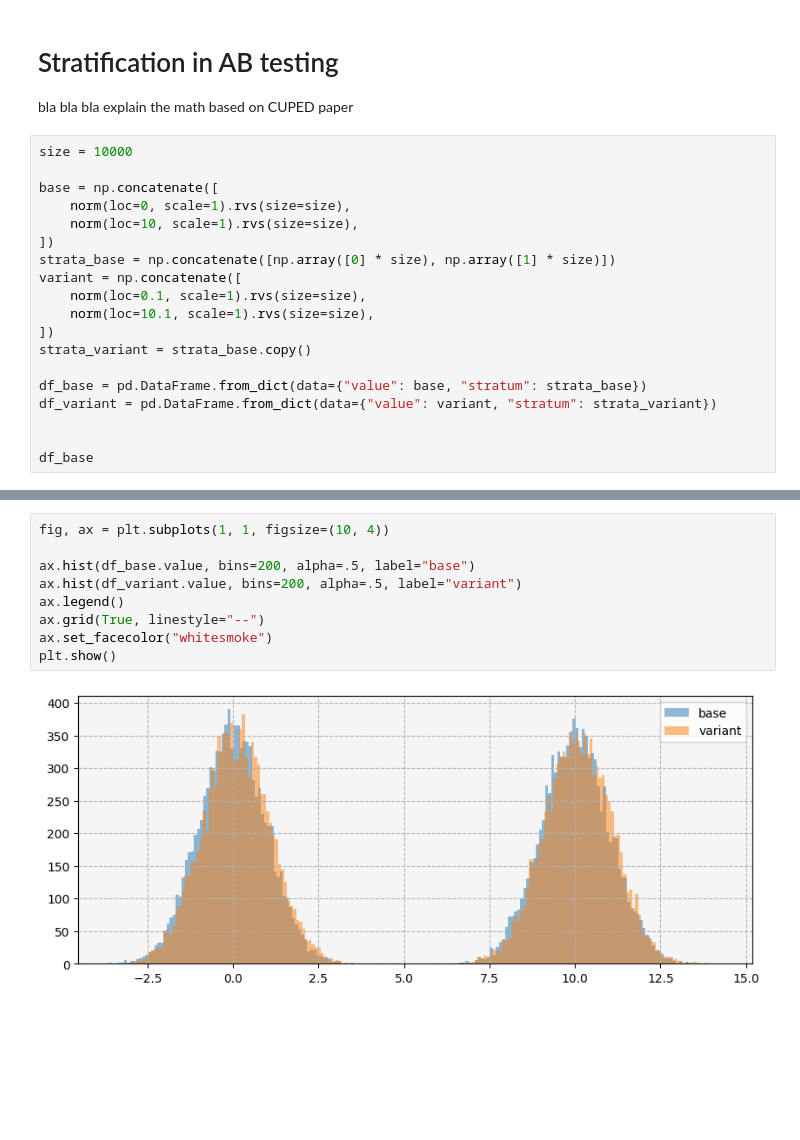
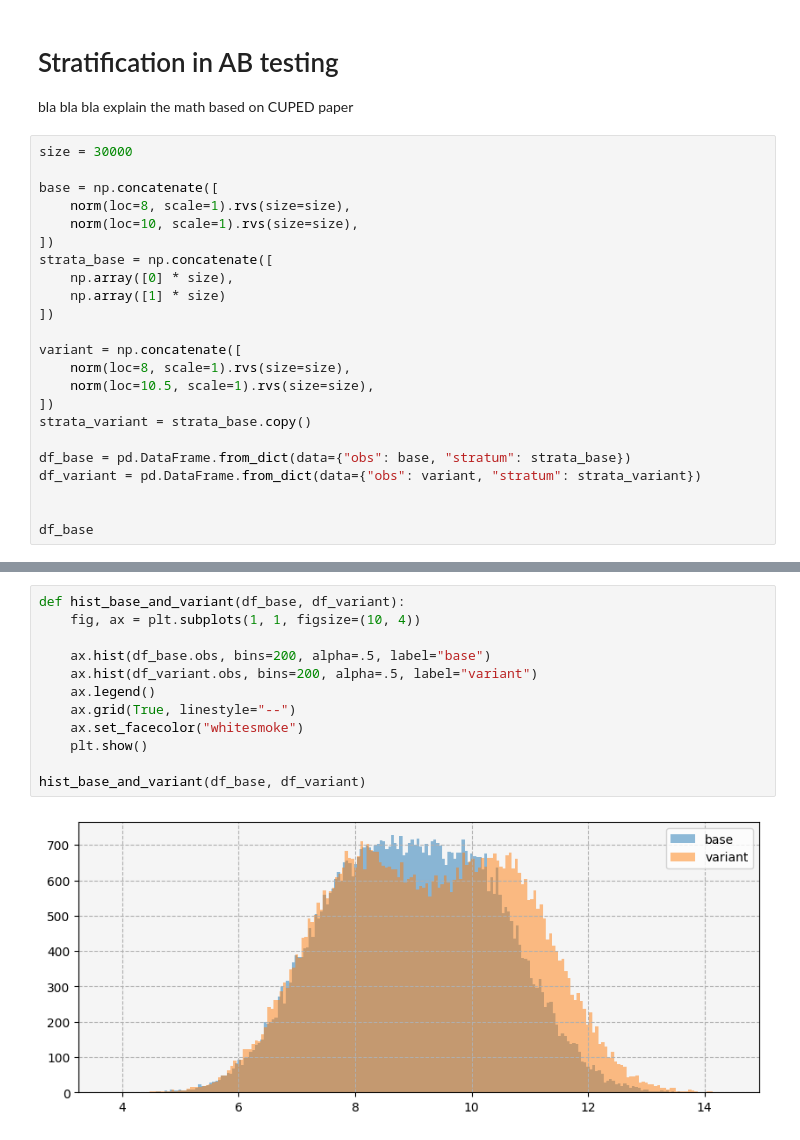
Before and after one commit to wol-e/ab_testing, a Jupyter notebook: notebooks/stratified_ab_test.ipynb, the cells around one changed output, grey strips where cells are left out. Saved outputs shown, nothing was run; the diff lists cells and outputs as text; blank space fills up the shorter version.

```diff
--- a/notebooks/stratified_ab_test.ipynb
+++ b/notebooks/stratified_ab_test.ipynb
@@ -20,21 +21,25 @@ from ab_testing.variance_reduction import stratified_ttest
 
 bla bla bla explain the math based on CUPED paper
 # %%
-size = 10000
+size = 30000
 
 base = np.concatenate([
-    norm(loc=0, scale=1).rvs(size=size),
+    norm(loc=8, scale=1).rvs(size=size),
     norm(loc=10, scale=1).rvs(size=size),
 ])
-strata_base = np.concatenate([np.array([0] * size), np.array([1] * size)])
+strata_base = np.concatenate([
+    np.array([0] * size),
+    np.array([1] * size)
+])
+
 variant = np.concatenate([
-    norm(loc=0.1, scale=1).rvs(size=size),
-    norm(loc=10.1, scale=1).rvs(size=size),
+    norm(loc=8, scale=1).rvs(size=size),
+    norm(loc=10.5, scale=1).rvs(size=size),
 ])
 strata_variant = strata_base.copy()
 
-df_base = pd.DataFrame.from_dict(data={"value": base, "stratum": strata_base})
-df_variant = pd.DataFrame.from_dict(data={"value": variant, "stratum": strata_variant})
+df_base = pd.DataFrame.from_dict(data={"obs": base, "stratum": strata_base})
+df_variant = pd.DataFrame.from_dict(data={"obs": variant, "stratum": strata_variant})
 
 
 df_base
@@ -55,12 +60,15 @@ df_base
 # %%
-fig, ax = plt.subplots(1, 1, figsize=(10, 4))
+def hist_base_and_variant(df_base, df_variant):
+    fig, ax = plt.subplots(1, 1, figsize=(10, 4))
 
-ax.hist(df_base.value, bins=200, alpha=.5, label="base")
-ax.hist(df_variant.value, bins=200, alpha=.5, label="variant")
-ax.legend()
-ax.grid(True, linestyle="--")
-ax.set_facecolor("whitesmoke")
-plt.show()
+    ax.hist(df_base.obs, bins=200, alpha=.5, label="base")
+    ax.hist(df_variant.obs, bins=200, alpha=.5, label="variant")
+    ax.legend()
+    ax.grid(True, linestyle="--")
+    ax.set_facecolor("whitesmoke")
+    plt.show()
+
+hist_base_and_variant(df_base, df_variant)
 # %% [output]
-[figure, old version]
+[figure, new version]
 # %%
```
Also changed, not shown: parts of 9 cells of this notebook, 3 other files.
